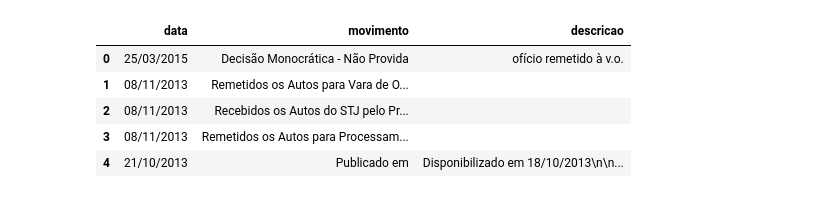
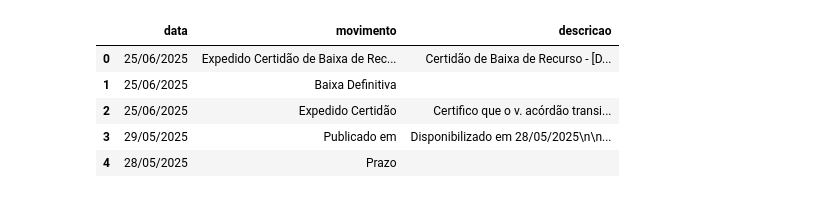
Before and after one commit to jtrecenti/juscraper, a Jupyter notebook: docs/notebooks/tjsp.ipynb, the cells around one changed output. Saved outputs shown, nothing was run; the diff lists cells and outputs as text; code cells hidden in the pictures.

```diff
--- a/docs/notebooks/tjsp.ipynb
+++ b/docs/notebooks/tjsp.ipynb
@@ -62,11 +195,11 @@ res
 | 2 | 1000149-71.2024.8.26.0346 | Encerrado | Apelação Cível | DIREITO DO CONSUMIDOR - Contratos... | Direito Privado 2 | Núcleo de Justiça 4.0 em Segundo ... | Cível | PAULO SERGIO MANGERONA | Comarca de Martinópolis / Foro de... | ... |
 # %%
 import pandas as pd
-pd.DataFrame(res['movimentacoes'].iloc[0]).head()
+pd.DataFrame(res['movimentacoes'].iloc[2]).head()
 # %% [output]
 |  | data | movimento | descricao |
-| 0 | 25/03/2015 | Decisão Monocrática - Não Provida | ofício remetido à v.o. |
-| 1 | 08/11/2013 | Remetidos os Autos para Vara de O... |  |
-| 2 | 08/11/2013 | Recebidos os Autos do STJ pelo Pr... |  |
-| 3 | 08/11/2013 | Remetidos os Autos para Processam... |  |
-| 4 | 21/10/2013 | Publicado em | Disponibilizado em 18/10/2013\n\n... |
+| 0 | 25/06/2025 | Expedido Certidão de Baixa de Rec... | Certidão de Baixa de Recurso - [D... |
+| 1 | 25/06/2025 | Baixa Definitiva |  |
+| 2 | 25/06/2025 | Expedido Certidão | Certifico que o v. acórdão transi... |
+| 3 | 29/05/2025 | Publicado em | Disponibilizado em 28/05/2025\n\n... |
+| 4 | 28/05/2025 | Prazo |  |
```
Also changed, not shown: parts of 12 cells of this notebook, 15 other files.
